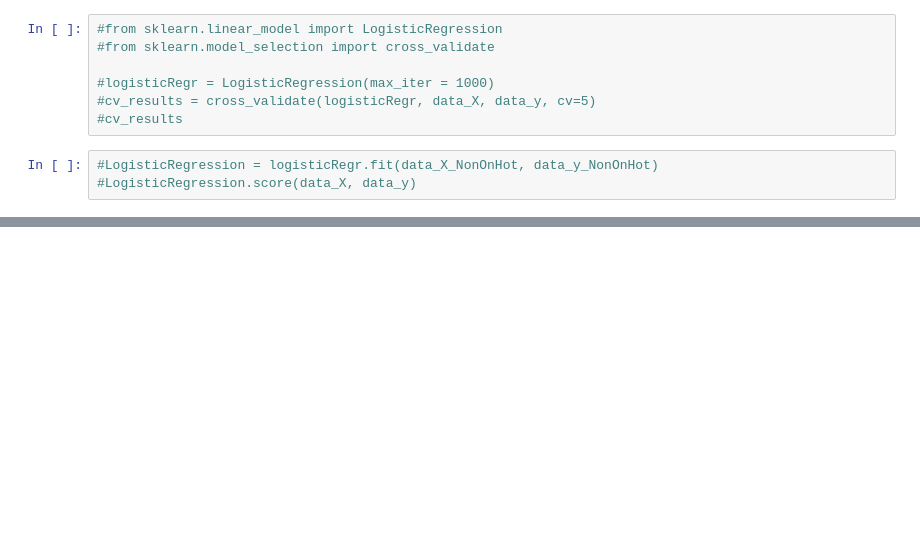
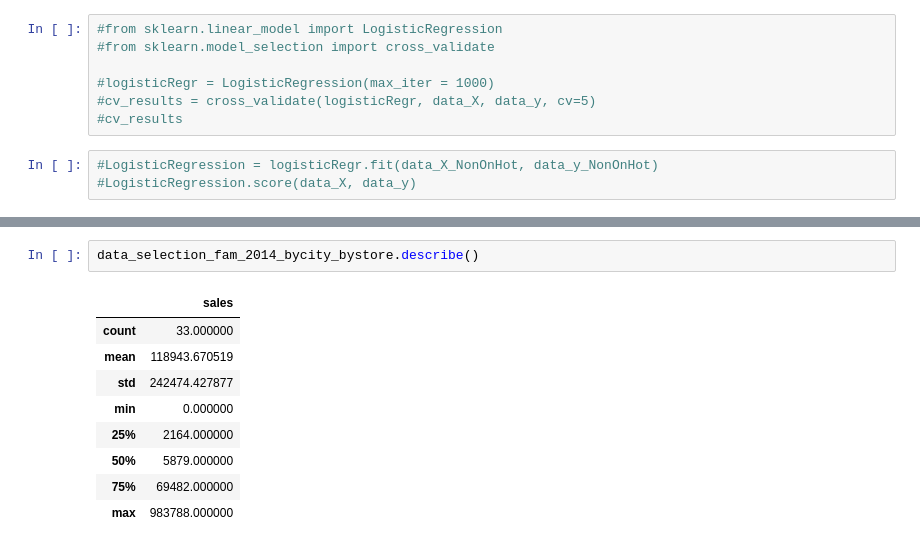
Before and after one commit to mrdaraujo/business_case_869, a Jupyter notebook: notebooks/farah_DataVisualisation_BaseModel.ipynb, the cells around one changed output, grey strips where cells are left out. Saved outputs shown, nothing was run; the diff lists cells and outputs as text; blank space fills up the shorter version.

```diff
--- a/notebooks/farah_DataVisualisation_BaseModel.ipynb
+++ b/notebooks/farah_DataVisualisation_BaseModel.ipynb
@@ -1017,0 +982,12 @@ LinearRegression_logData.score(data_log_X, data_log_y)
+# %%
+data_selection_fam_2014_bycity_bystore.describe()
+# %% [output]
+|  | sales |
+| count | 33.000000 |
+| mean | 118943.670519 |
+| std | 242474.427877 |
+| min | 0.000000 |
+| 25% | 2164.000000 |
+| 50% | 5879.000000 |
+| 75% | 69482.000000 |
+| max | 983788.000000 |
```
Also changed, not shown: parts of 18 cells of this notebook, 2 other files.
